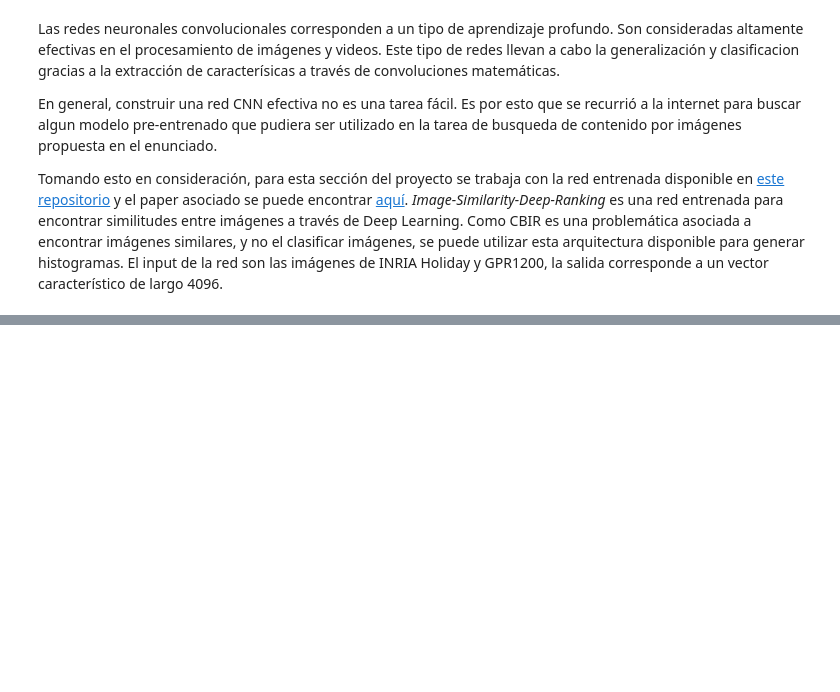
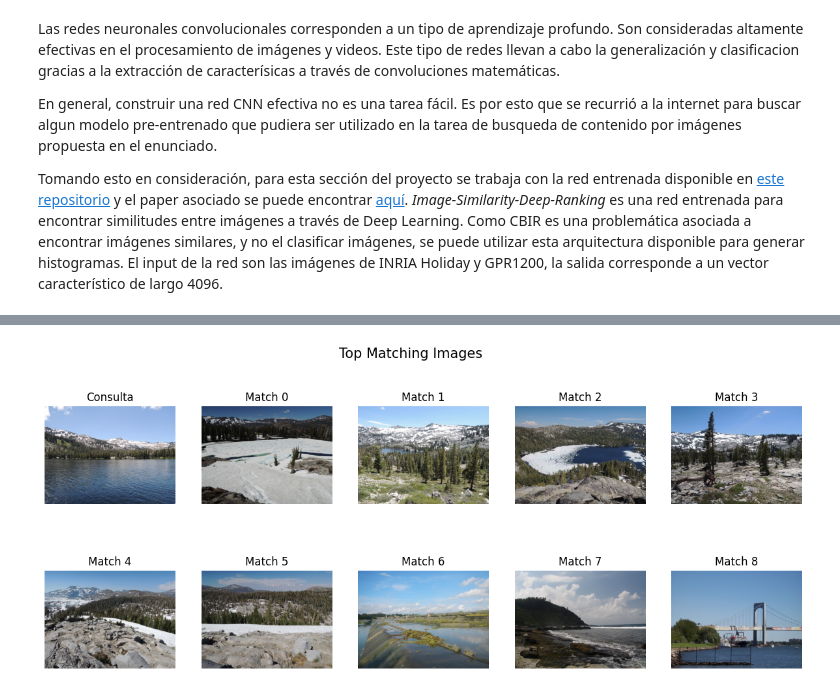
Before and after one commit to pabloyzm/LabInt, a Jupyter notebook: informe_final.ipynb, the cells around one changed output, grey strips where cells are left out. Saved outputs shown, nothing was run; the diff lists cells and outputs as text; code cells hidden in the pictures; blank space fills up the shorter version.

```diff
--- a/informe_final.ipynb
+++ b/informe_final.ipynb
@@ -98,0 +131,4 @@ plot_histogram(df,0,n_bins=4096, feature_type='CNN')
+# %%
+plot_10(df_fusion_query,PATH_TO_IMAGES)
+# %% [output]
+[figure, added]
```
Also changed, not shown: parts of 19 cells of this notebook, 1 other file.
